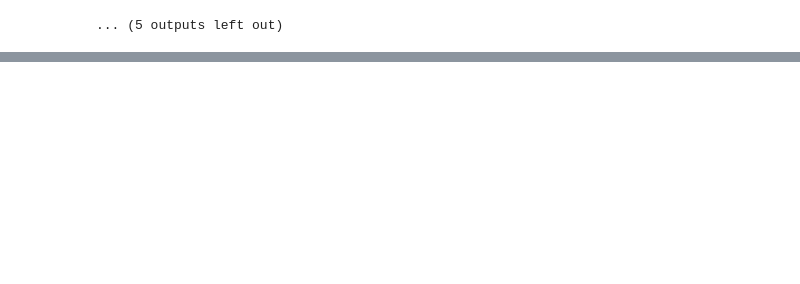
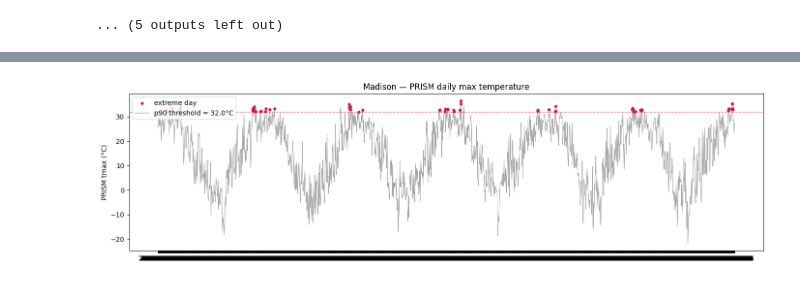
Before and after one commit to cchen744/uhi-extreme-heat-response, a Jupyter notebook: notebooks/01_data_exploration.ipynb, the cells around one changed output, grey strips where cells are left out. Drawn from its saved outputs; the diff is of its cells as text; code cells hidden in the pictures; blank space fills up the shorter version.

```diff
--- a/notebooks/01_data_exploration.ipynb
+++ b/notebooks/01_data_exploration.ipynb
@@ -172,3 +168,24 @@ plt.imshow(arr, cmap="RdBu_r", vmin=vmin, vmax=vmax)
 plt.colorbar(label="UHI (°C)")
 plt.title("Madison UHI — baseline window")
 plt.show()
+# %%
+# prism_df already has: date | tmax | is_extreme (from get_extreme_day_labels)
+prism_df = pd.read_csv('/content/drive/MyDrive/UHI/landsat/madison/Madison_WI_prism_labels.csv')
+fig, ax = plt.subplots(figsize=(14, 4))
+threshold = 32.021569
+ax.plot(prism_df["date"], prism_df["tmax"], color="grey", linewidth=0.8, alpha=0.7)
+ax.scatter(
+    prism_df.loc[prism_df["is_extreme"] == 1, "date"],
+    prism_df.loc[prism_df["is_extreme"] == 1, "tmax"],
+    color="crimson", s=12, zorder=3, label="extreme day"
+)
+ax.axhline(threshold, color="crimson", linestyle="--", linewidth=1, alpha=0.6,
+           label=f"p90 threshold = {threshold:.1f}°C")
+
+ax.set_ylabel("PRISM tmax (°C)")
+ax.set_title("Madison — PRISM daily max temperature")
+ax.legend(loc="upper left")
+plt.tight_layout()
+plt.show()
+# %% [output]
+[figure, added]
```
Also changed, not shown: parts of 2 cells of this notebook.
